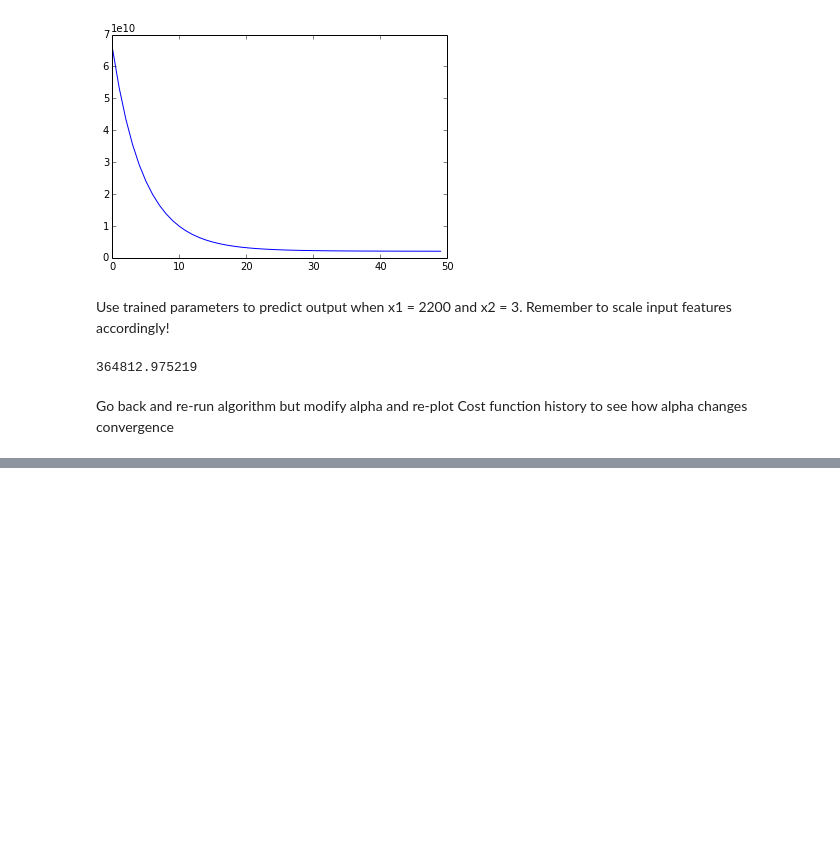
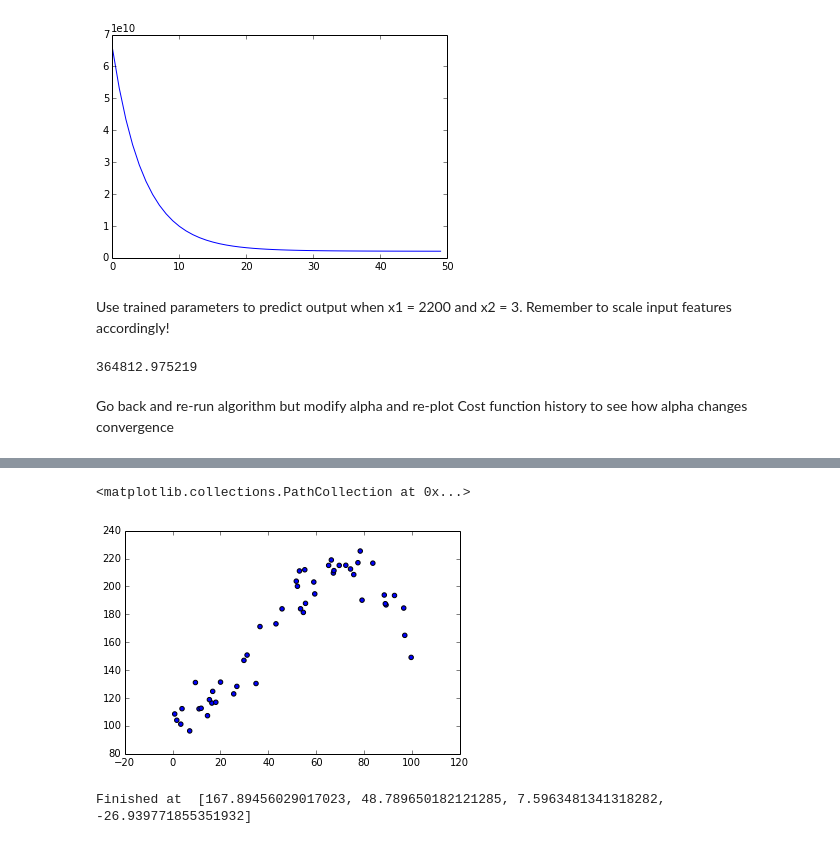
Before and after one commit to dwpsutton/ASI_excercises, a Jupyter notebook: ML/Linear Regression with Multiple Features.ipynb, the cells around one changed output, grey strips where cells are left out. Drawn from its saved outputs; the diff is of its cells as text; code cells hidden in the pictures; blank space fills up the shorter version.

```diff
--- a/ML/Linear Regression with Multiple Features.ipynb
+++ b/ML/Linear Regression with Multiple Features.ipynb
@@ -147,3 +147,5 @@ print Ypred
 364812.975219
 # %% [markdown]
 Go back and re-run algorithm but modify alpha and re-plot Cost function history to see how alpha changes convergence
+# %%
+df2= pd.read_csv('NonLinRegDataset.csv')
@@ -149,0 +161,5 @@ Go back and re-run algorithm but modify alpha and re-plot Cost function history
+# %%
+plt.scatter(df2.X,df2.Y)
+# %% [output]
+<matplotlib.collections.PathCollection at 0x...>
+[figure, added]
@@ -149,0 +203,12 @@ Go back and re-run algorithm but modify alpha and re-plot Cost function history
+# %%
+theta_0_guess = 1.
+theta_1_guess = 1.
+theta_2_guess = 1.
+theta_3_guess = 1.
+alpha = 0.1
+num_iters = 100
+
+
+theta_0, theta_1, theta_2, theta_3, C_history = GradDescent(theta_0_guess,theta_1_guess,theta_2_guess,theta_3_guess,alpha,num_iters)
+# %% [output]
+Finished at  [167.89456029017023, 48.789650182121285, 7.5963481341318282, -26.939771855351932]
```
Also changed, not shown: parts of 6 cells of this notebook.
